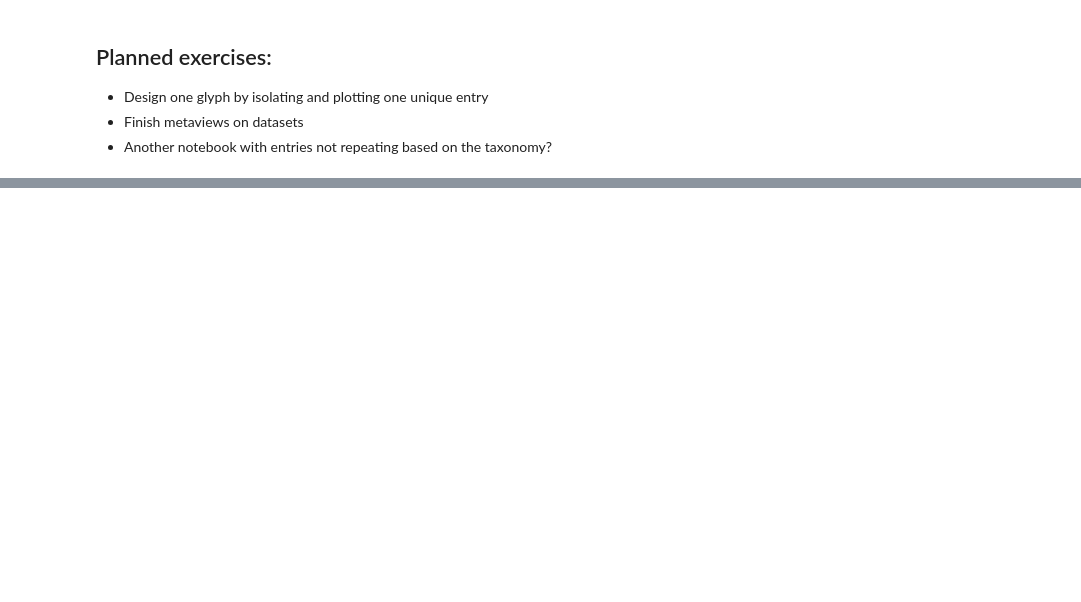
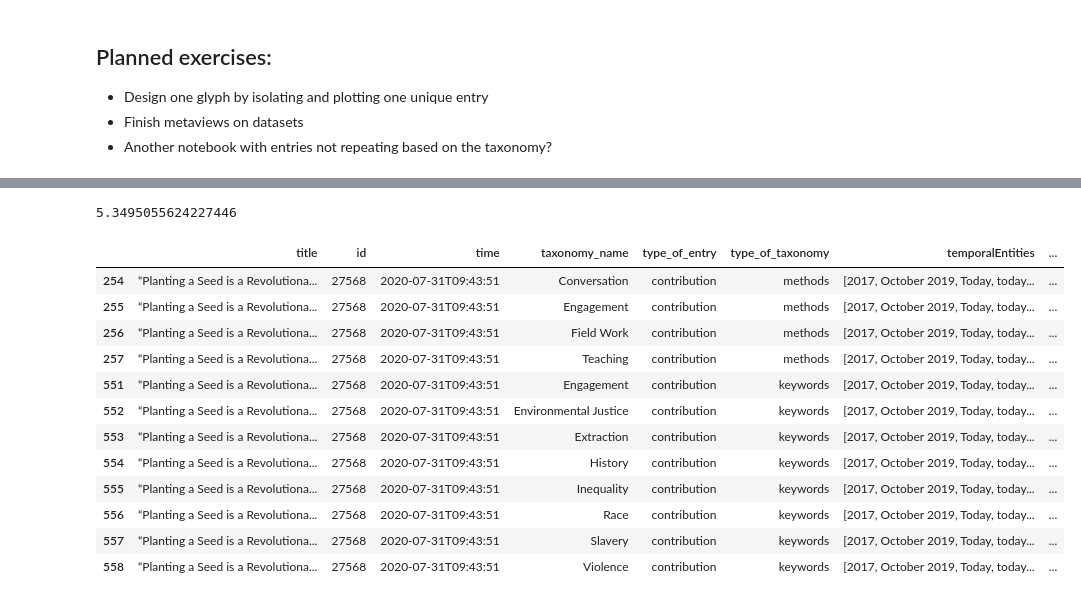
Before and after one commit to uclab-potsdam/dmacp, a Jupyter notebook: francesca/analysis/Folksonomies_TemporalAnalysis.ipynb, the cells around one changed output, grey strips where cells are left out. Drawn from its saved outputs; the diff is of its cells as text; code cells hidden in the pictures; blank space fills up the shorter version.

```diff
--- a/francesca/analysis/Folksonomies_TemporalAnalysis.ipynb
+++ b/francesca/analysis/Folksonomies_TemporalAnalysis.ipynb
@@ -396,0 +417,8 @@ allTaxonomies.to_csv('data/alltaxonomies_and_entities.csv', index=False, sep=","
+# %%
+allTaxonomies['entitiesNumber'].mean()
+# %% [output]
+5.3495055624227446
+# %%
+#Isolating the entry with the higher number of entities
+entry27568 = allTaxonomies.loc[allTaxonomies['id'] == 27568]
+only1row = entry27568.iloc[1]
@@ -396,0 +431,16 @@ allTaxonomies.to_csv('data/alltaxonomies_and_entities.csv', index=False, sep=","
+# %%
+entry27568
+# %% [output]
+|  | title | id | time | taxonomy_name | type_of_entry | type_of_taxonomy | temporalEntities | ... |
+| 254 | “Planting a Seed is a Revolutiona... | 27568 | 2020-07-31T09:43:51 | Conversation | contribution | methods | [2017, October 2019, Today, today... | ... |
+| 255 | “Planting a Seed is a Revolutiona... | 27568 | 2020-07-31T09:43:51 | Engagement | contribution | methods | [2017, October 2019, Today, today... | ... |
+| 256 | “Planting a Seed is a Revolutiona... | 27568 | 2020-07-31T09:43:51 | Field Work | contribution | methods | [2017, October 2019, Today, today... | ... |
+| 257 | “Planting a Seed is a Revolutiona... | 27568 | 2020-07-31T09:43:51 | Teaching | contribution | methods | [2017, October 2019, Today, today... | ... |
+| 551 | “Planting a Seed is a Revolutiona... | 27568 | 2020-07-31T09:43:51 | Engagement | contribution | keywords | [2017, October 2019, Today, today... | ... |
+| 552 | “Planting a Seed is a Revolutiona... | 27568 | 2020-07-31T09:43:51 | Environmental Justice | contribution | keywords | [2017, October 2019, Today, today... | ... |
+| 553 | “Planting a Seed is a Revolutiona... | 27568 | 2020-07-31T09:43:51 | Extraction | contribution | keywords | [2017, October 2019, Today, today... | ... |
+| 554 | “Planting a Seed is a Revolutiona... | 27568 | 2020-07-31T09:43:51 | History | contribution | keywords | [2017, October 2019, Today, today... | ... |
+| 555 | “Planting a Seed is a Revolutiona... | 27568 | 2020-07-31T09:43:51 | Inequality | contribution | keywords | [2017, October 2019, Today, today... | ... |
+| 556 | “Planting a Seed is a Revolutiona... | 27568 | 2020-07-31T09:43:51 | Race | contribution | keywords | [2017, October 2019, Today, today... | ... |
+| 557 | “Planting a Seed is a Revolutiona... | 27568 | 2020-07-31T09:43:51 | Slavery | contribution | keywords | [2017, October 2019, Today, today... | ... |
+| 558 | “Planting a Seed is a Revolutiona... | 27568 | 2020-07-31T09:43:51 | Violence | contribution | keywords | [2017, October 2019, Today, today... | ... |
```
Also changed, not shown: parts of 14 cells of this notebook, 10 other files.
